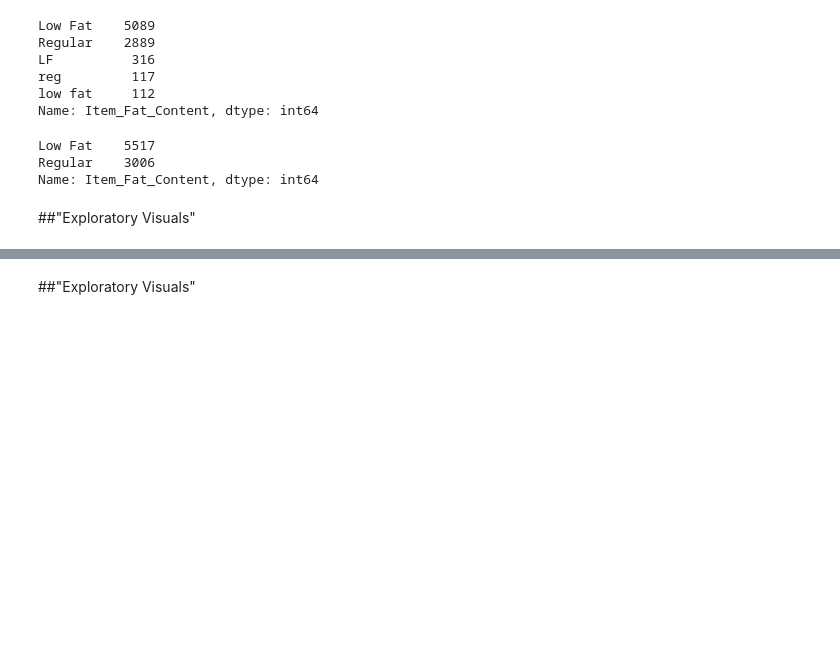
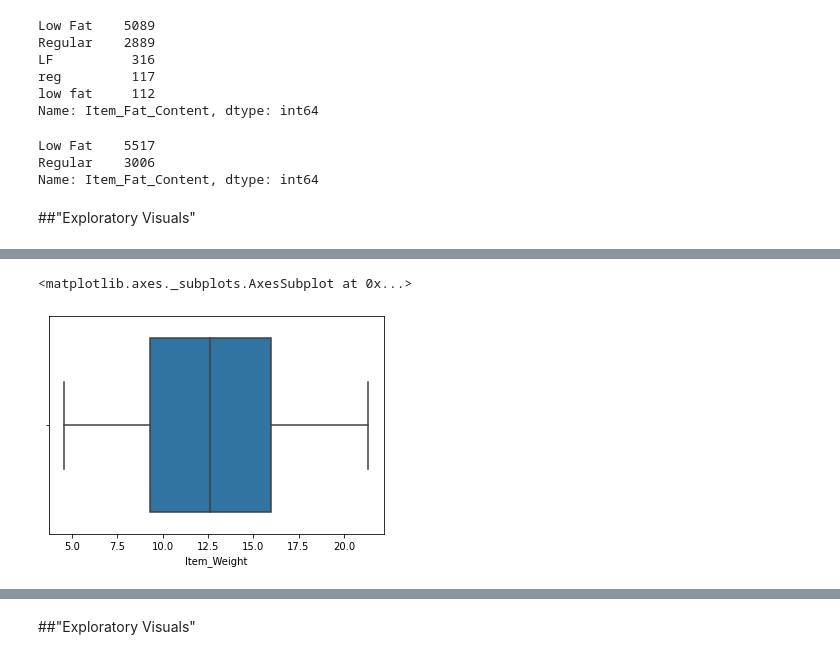
Before and after one commit to Bschreff/food-sales--prediction, a Jupyter notebook: GitHub_Rep_.ipynb, the cells around one changed output, grey strips where cells are left out. Saved outputs shown, nothing was run; the diff lists cells and outputs as text; code cells hidden in the pictures; blank space fills up the shorter version.

```diff
--- a/GitHub_Rep_.ipynb
+++ b/GitHub_Rep_.ipynb
@@ -181,0 +199,5 @@ Name: Item_Fat_Content, dtype: int64
+# %%
+sns.boxplot(data=sales_predictions, x='Item_Weight')
+# %% [output]
+<matplotlib.axes._subplots.AxesSubplot at 0x...>
+[figure, added]
```
Also changed, not shown: parts of 8 cells of this notebook.
